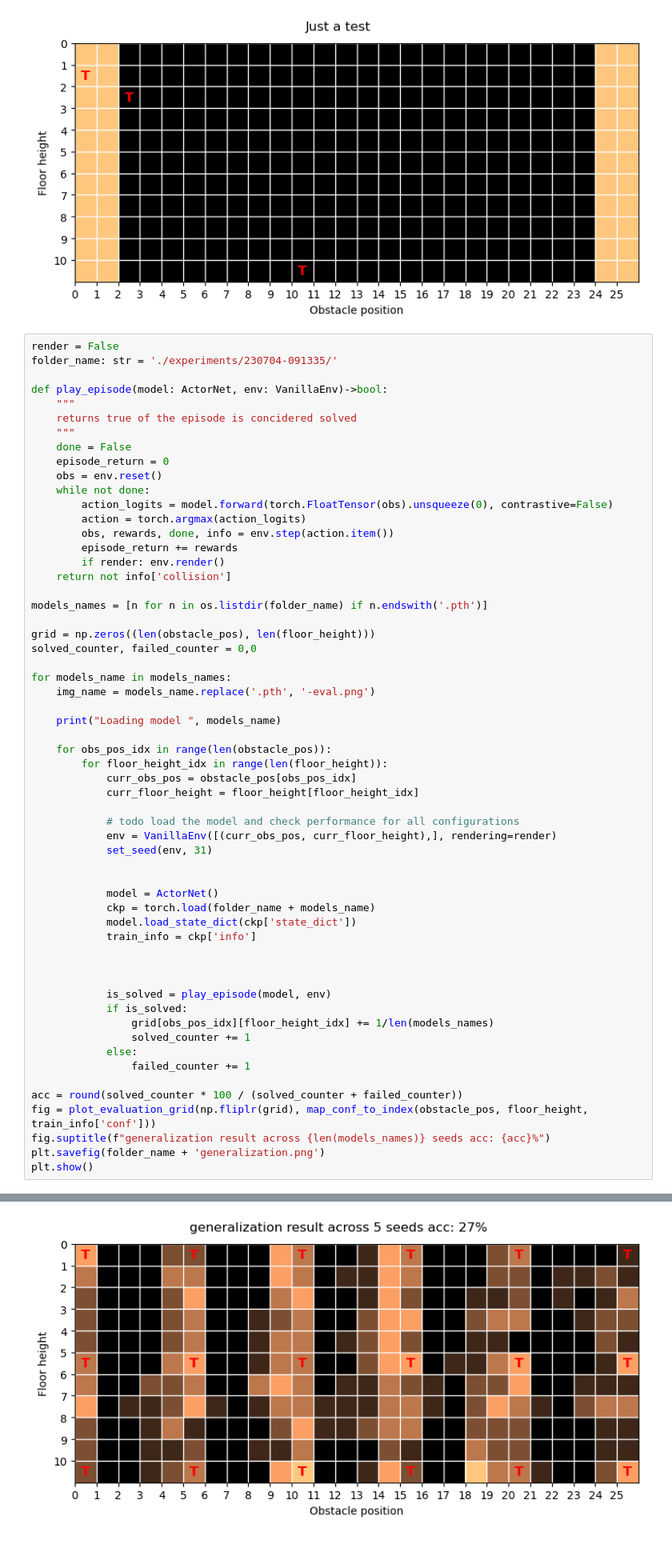
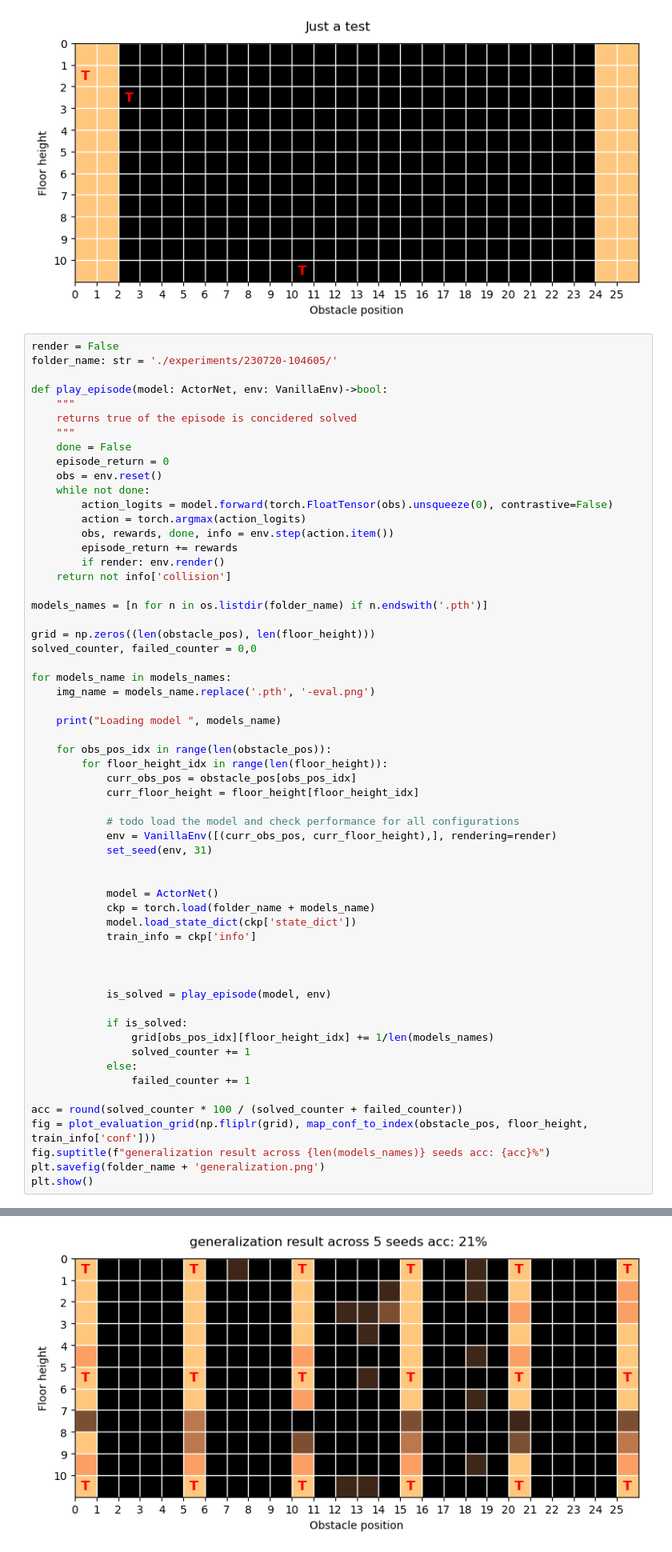
Before and after one commit to manusimidt/jku_master_thesis, a Jupyter notebook: visualize_configuration_seed.ipynb, the cells around one changed output, grey strips where cells are left out. Shown at 80% size. Saved outputs shown, nothing was run; the diff lists cells and outputs as text.

Commit message:
Improved BC Experiments

```diff
--- a/visualize_configuration_seed.ipynb
+++ b/visualize_configuration_seed.ipynb
@@ -31,7 +31,7 @@ plt.show()
 [figure]
 # %%
 render = False
-folder_name: str = './experiments/230704-091335/'
+folder_name: str = './experiments/230720-104605/'
 
 def play_episode(model: ActorNet, env: VanillaEnv)->bool:
     """
@@ -66,32 +66,33 @@ for models_name in models_names:
             # todo load the model and check performance for all configurations
             env = VanillaEnv([(curr_obs_pos, curr_floor_height),], rendering=render)
             set_seed(env, 31)
 
 
             model = ActorNet()
             ckp = torch.load(folder_name + models_name)
             model.load_state_dict(ckp['state_dict'])
             train_info = ckp['info']
 
 
 
             is_solved = play_episode(model, env)
+
             if is_solved:
                 grid[obs_pos_idx][floor_height_idx] += 1/len(models_names)
                 solved_counter += 1
             else:
                 failed_counter += 1
 
 acc = round(solved_counter * 100 / (solved_counter + failed_counter))
 fig = plot_evaluation_grid(np.fliplr(grid), map_conf_to_index(obstacle_pos, floor_height, train_info['conf']))
 fig.suptitle(f"generalization result across {len(models_names)} seeds acc: {acc}%")
 plt.savefig(folder_name + 'generalization.png')
 plt.show()
 # %% [output]
 Loading model  train_bc10.pth
 Loading model  train_bc20.pth
 Loading model  train_bc30.pth
 Loading model  train_bc40.pth
 Loading model  train_bc50.pth
-[figure, old version]
+[figure, new version]
 # %%
```
Also changed, not shown: parts of 1 cell of this notebook, 5 other files.
